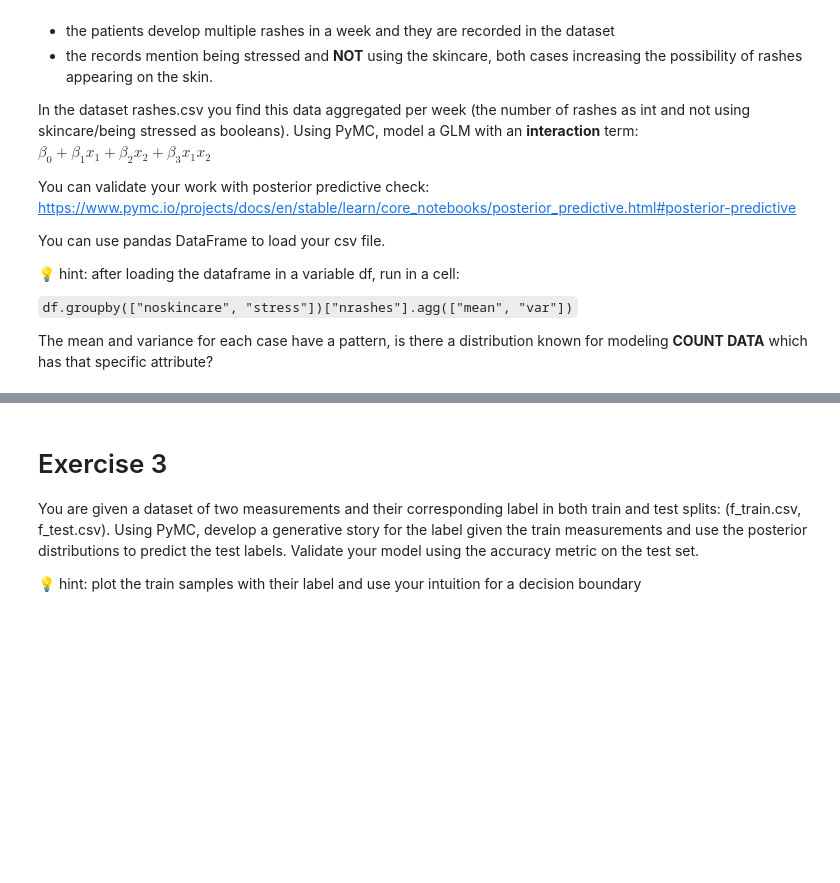
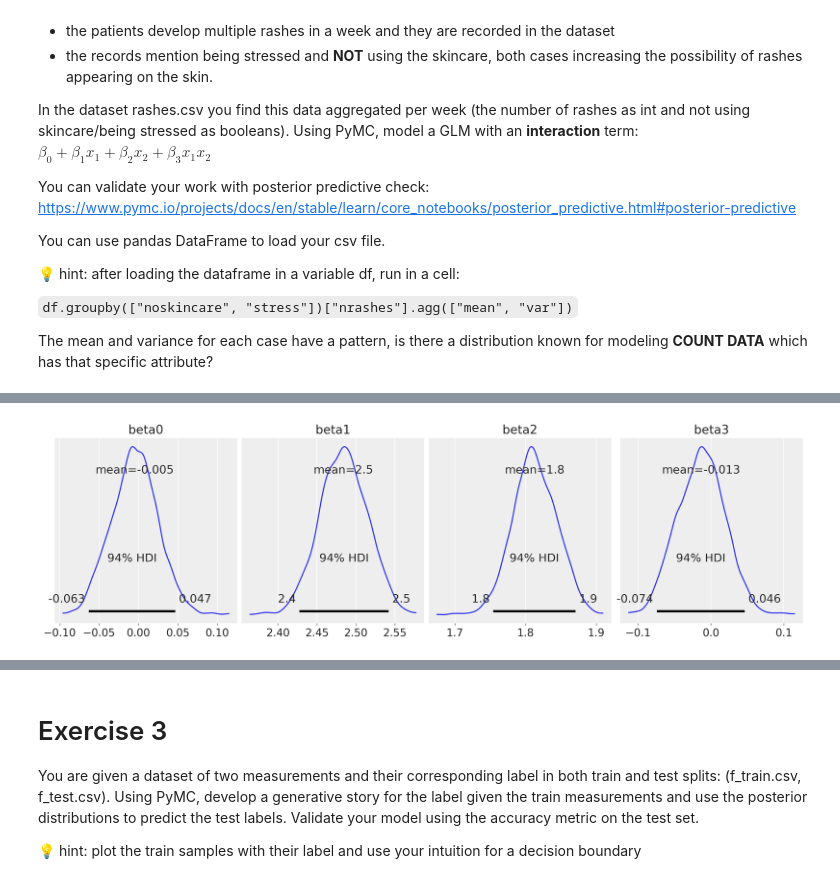
Before and after one commit to Steven23X/UniversityMS, a Jupyter notebook: Year1/Semester1/Probabilistic Programming/Labs/Lab3/Lab3.ipynb, the cells around one changed output, grey strips where cells are left out. Cells and saved outputs as stored; diff of their text form; code cells hidden in the pictures; blank space fills up the shorter version.

```diff
--- a/Year1/Semester1/Probabilistic Programming/Labs/Lab3/Lab3.ipynb
+++ b/Year1/Semester1/Probabilistic Programming/Labs/Lab3/Lab3.ipynb
@@ -160,3 +169,8 @@ You can use pandas DataFrame to load your csv file.
 `df.groupby(["noskincare", "stress"])["nrashes"].agg(["mean", "var"])`
 
 The mean and variance for each case have a pattern, is there a distribution known for modeling **COUNT DATA** which has that specific attribute?
+# %%
+import pandas as pd
+
+df = pd.read_csv("rashes.csv")
+df.head()
@@ -162,0 +184,4 @@ The mean and variance for each case have a pattern, is there a distribution know
+# %%
+df["noskincare"] = df["noskincare"].astype(int)
+df["stress"] = df["stress"].astype(int)
+df.head()
@@ -162,0 +207,31 @@ The mean and variance for each case have a pattern, is there a distribution know
+# %%
+import numpy as np
+
+y = df["nrashes"].values          # response
+x1 = df["noskincare"].values      # x1
+x2 = df["stress"].values          # x2
+x3= x1 * x2                   # interaction term
+
+
+import pymc as pm
+import arviz as az
+
+with pm.Model() as rash_model:
+    beta0 = pm.Normal("beta0", mu=0, sigma=10)  # intercept
+    beta1 = pm.Normal("beta1", mu=0, sigma=10)  # effect of noskincare
+    beta2 = pm.Normal("beta2", mu=0, sigma=10)  # effect of stress
+    beta3 = pm.Normal("beta3", mu=0, sigma=10)  # interaction effect
+
+    mu = pm.math.exp(beta0 + beta1*x1 + beta2*x2 + beta3*x3)
+
+    # Likelihood: Poisson counts
+    rashes = pm.Poisson("rashes", mu=mu, observed=y)
+
+with rash_model:
+    trace = pm.sample(
+        draws=2000,
+        tune=1000,
+        chains=4,
+        target_accept=0.9,
+        return_inferencedata=True
+    )
@@ -162,0 +253,6 @@ The mean and variance for each case have a pattern, is there a distribution know
+# %%
+az.plot_posterior(trace, var_names=["beta0", "beta1", "beta2", "beta3"], figsize=(14, 4))
+plt.show()
+plt.close()
+# %% [output]
+[figure, added]
```
Also changed, not shown: parts of 17 cells of this notebook, 2 other files.
